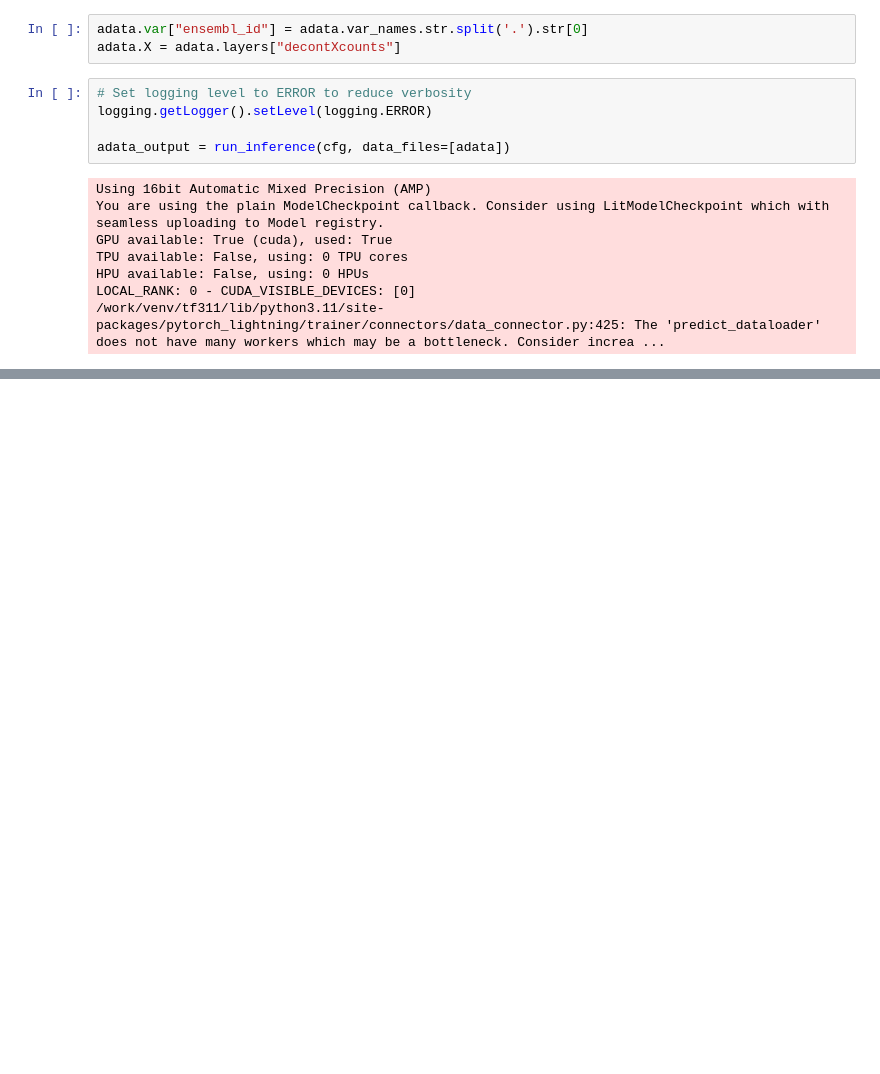
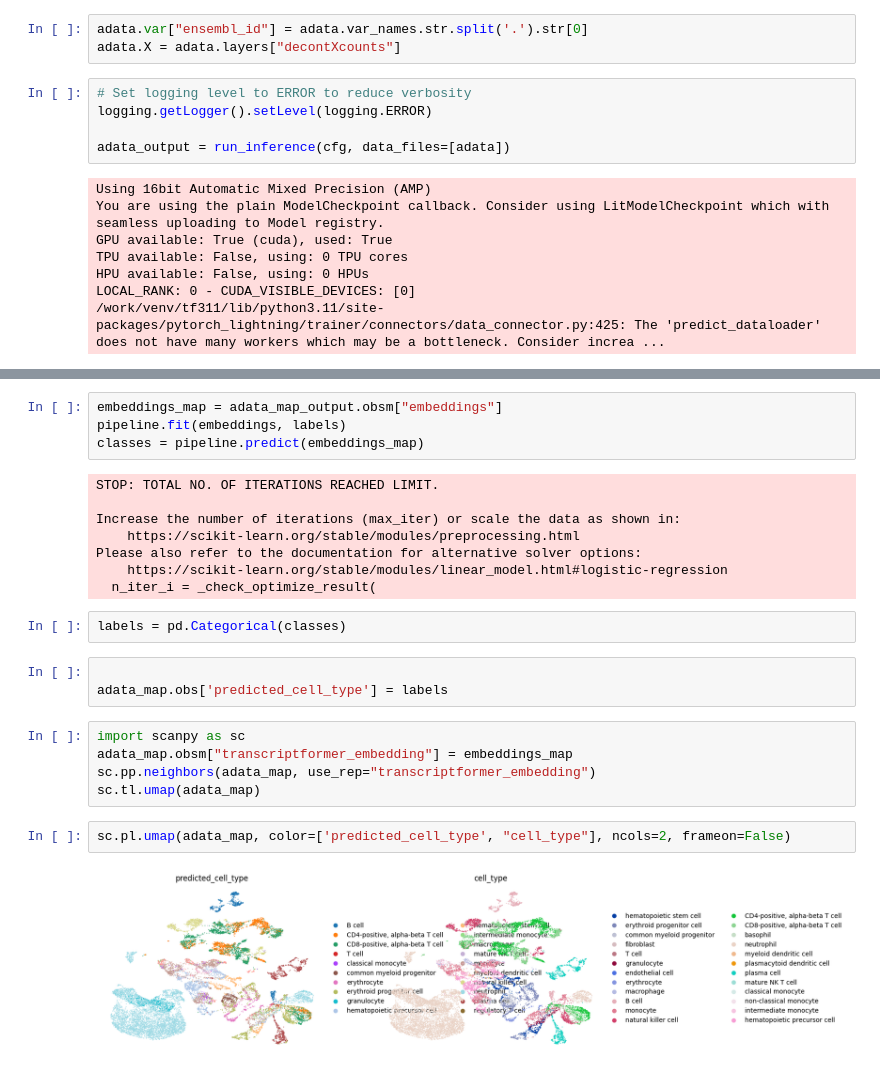
Before and after one commit to czi-ai/transcriptformer, a Jupyter notebook: notebooks/celltype-classification.ipynb, the cells around one changed output, grey strips where cells are left out. Saved outputs shown, nothing was run; the diff lists cells and outputs as text; blank space fills up the shorter version.

```diff
--- a/notebooks/celltype-classification.ipynb
+++ b/notebooks/celltype-classification.ipynb
@@ -124,0 +144,26 @@ adata_map_output = run_inference(cfg, data_files=[adata_map])
+# %%
+embeddings_map = adata_map_output.obsm["embeddings"]
+pipeline.fit(embeddings, labels)
+classes = pipeline.predict(embeddings_map)
+# %% [output]
+STOP: TOTAL NO. OF ITERATIONS REACHED LIMIT.
+
+Increase the number of iterations (max_iter) or scale the data as shown in:
+    https://scikit-learn.org/stable/modules/preprocessing.html
+Please also refer to the documentation for alternative solver options:
+    https://scikit-learn.org/stable/modules/linear_model.html#logistic-regression
+  n_iter_i = _check_optimize_result(
+# %%
+labels = pd.Categorical(classes)
+# %%
+
+adata_map.obs['predicted_cell_type'] = labels
+# %%
+import scanpy as sc
+adata_map.obsm["transcriptformer_embedding"] = embeddings_map
+sc.pp.neighbors(adata_map, use_rep="transcriptformer_embedding")
+sc.tl.umap(adata_map)
+# %%
+sc.pl.umap(adata_map, color=['predicted_cell_type', "cell_type"], ncols=2, frameon=False)
+# %% [output]
+[figure, added]
```
Also changed, not shown: parts of 7 cells of this notebook, 1 other file.
